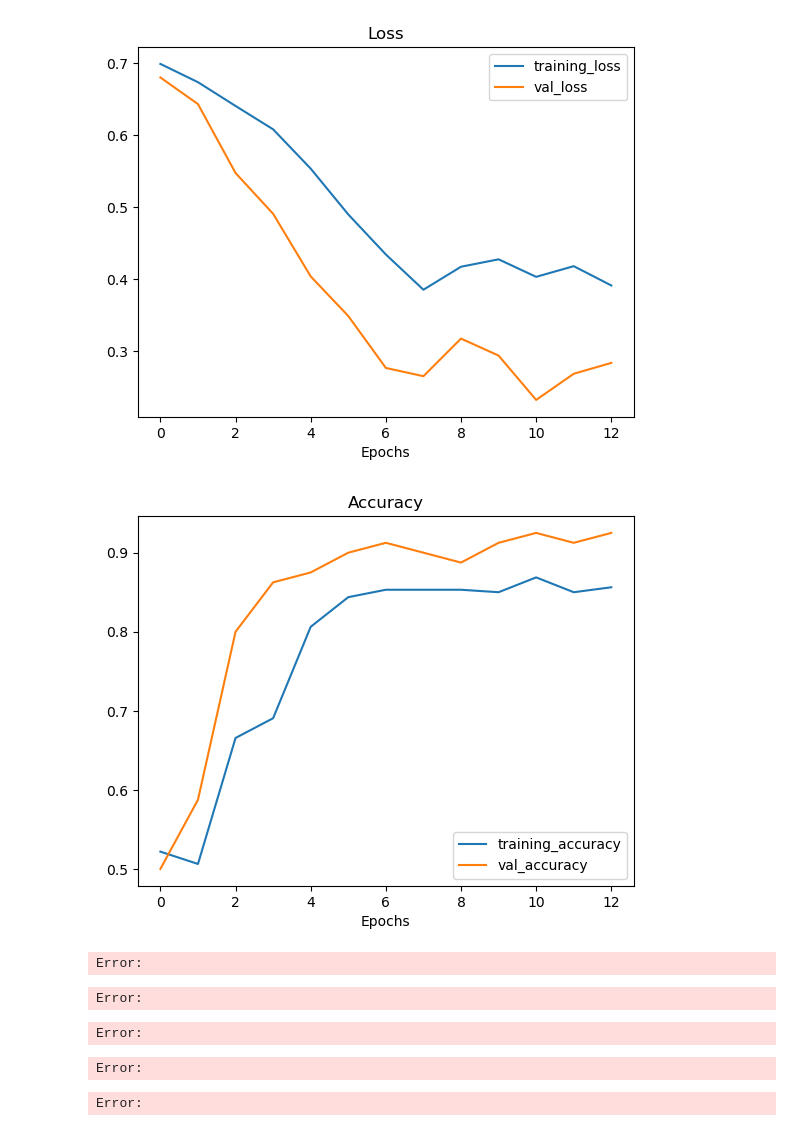
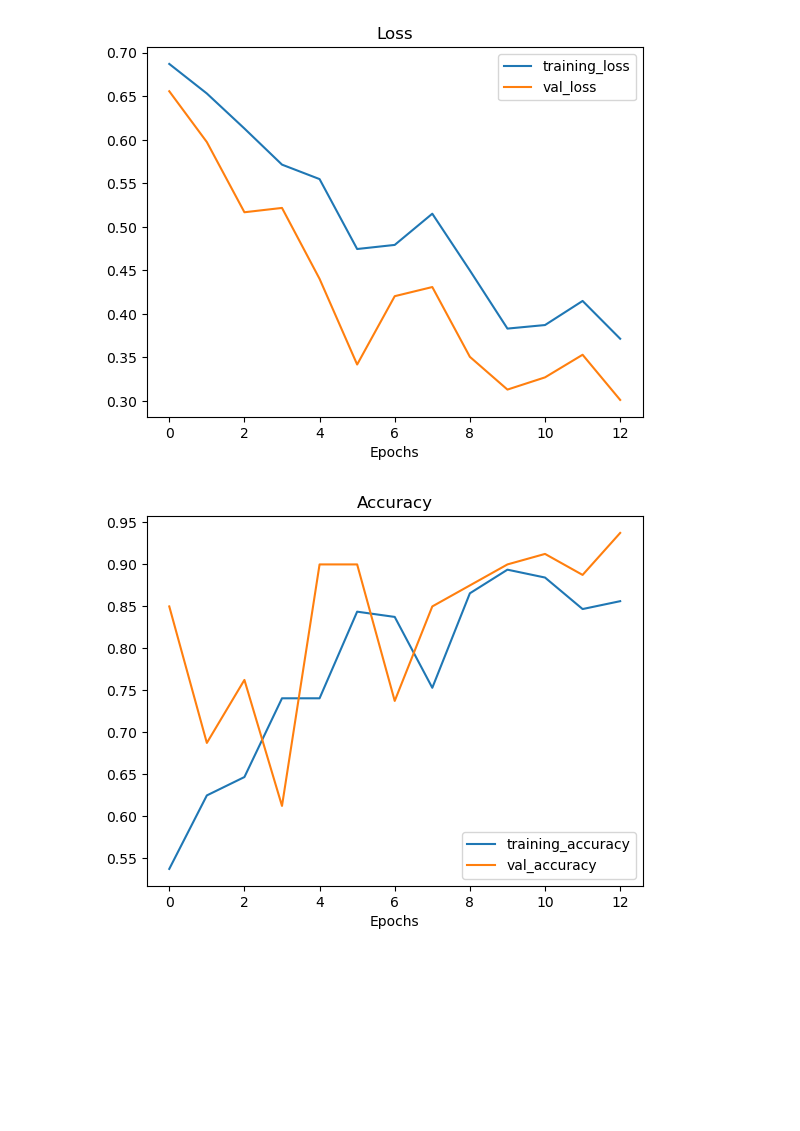
Before and after one commit to Tovi-Rufin-M/AI, a Jupyter notebook: Activity/CNN1.ipynb, the cells around one changed output. Drawn from its saved outputs; the diff is of its cells as text; code cells hidden in the pictures; blank space fills up the shorter version.

```diff
--- a/Activity/CNN1.ipynb
+++ b/Activity/CNN1.ipynb
@@ -512,14 +375,9 @@ Error:
 # %%
 # Check out the TinyVGG model performance
-plot_loss_curves(history_8)
+plot_loss_curves(history)
 # %% [output]
-[figure, old version]
+[figure, new version]
-[figure, old version]
+[figure, new version]
-Error:
-Error:
-Error:
-Error:
-Error:
 # %%
 # Classes we're working with
 print(class_names)
```
Also changed, not shown: parts of 40 cells of this notebook.
